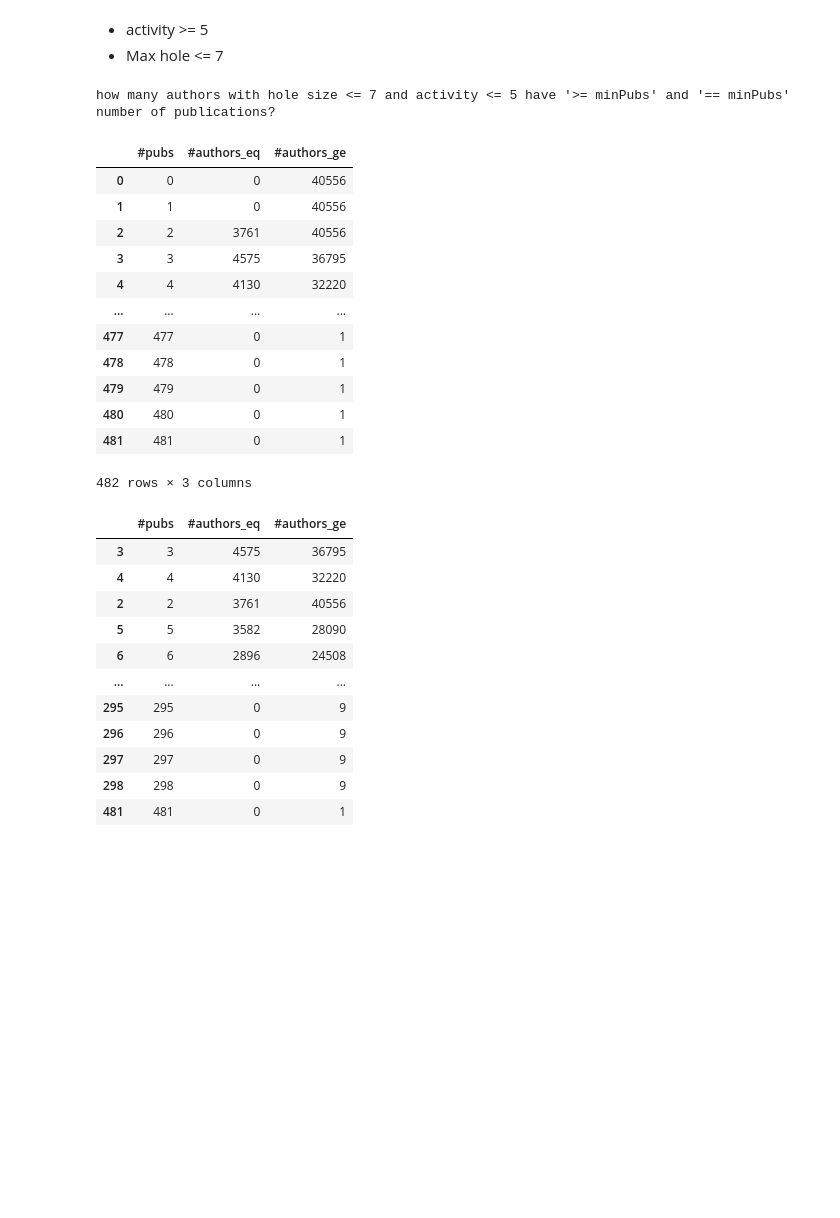
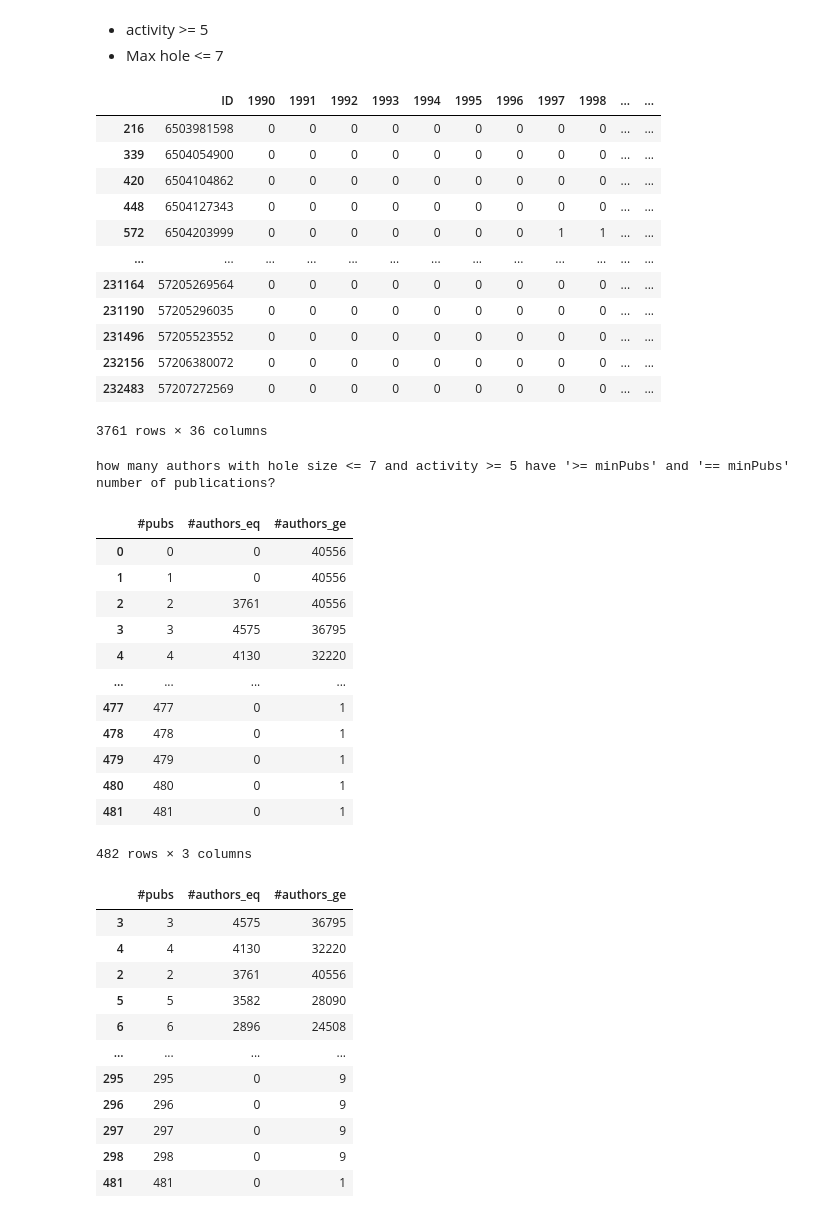
Before and after one commit to LeonardoSer/INRIA_Internship, a Jupyter notebook: 00_quick_references/tmp.ipynb, the cells around one changed output. Drawn from its saved outputs; the diff is of its cells as text; code cells hidden in the pictures; blank space fills up the shorter version.

```diff
--- a/00_quick_references/tmp.ipynb
+++ b/00_quick_references/tmp.ipynb
@@ -460,10 +440,26 @@ activity         #authors
 # %% [markdown]
 - activity >= 5
 - Max hole <= 7
+# %%
+activity  = 5
+hole_size  = 7
+df = get_all_collabs_by_hole_size(hole_size, activity)
+df[df["tot_pubs"]==2]
+# %% [output]
+|  | ID | 1990 | 1991 | 1992 | 1993 | 1994 | 1995 | 1996 | 1997 | 1998 | ... | ... |
+| 216 | 6503981598 | 0 | 0 | 0 | 0 | 0 | 0 | 0 | 0 | 0 | ... | ... |
+| 339 | 6504054900 | 0 | 0 | 0 | 0 | 0 | 0 | 0 | 0 | 0 | ... | ... |
+| 420 | 6504104862 | 0 | 0 | 0 | 0 | 0 | 0 | 0 | 0 | 0 | ... | ... |
+| 448 | 6504127343 | 0 | 0 | 0 | 0 | 0 | 0 | 0 | 0 | 0 | ... | ... |
+| 572 | 6504203999 | 0 | 0 | 0 | 0 | 0 | 0 | 0 | 1 | 1 | ... | ... |
+| ... | ... | ... | ... | ... | ... | ... | ... | ... | ... | ... | ... | ... |
+| 231164 | 57205269564 | 0 | 0 | 0 | 0 | 0 | 0 | 0 | 0 | 0 | ... | ... |
+| 231190 | 57205296035 | 0 | 0 | 0 | 0 | 0 | 0 | 0 | 0 | 0 | ... | ... |
+| 231496 | 57205523552 | 0 | 0 | 0 | 0 | 0 | 0 | 0 | 0 | 0 | ... | ... |
+| 232156 | 57206380072 | 0 | 0 | 0 | 0 | 0 | 0 | 0 | 0 | 0 | ... | ... |
+| 232483 | 57207272569 | 0 | 0 | 0 | 0 | 0 | 0 | 0 | 0 | 0 | ... | ... |
+3761 rows × 36 columns
 # %%
-activity  = 5
-hole_size  = 7
-df = get_all_collabs_by_hole_size(hole_size, activity)
 
 print("how many authors with hole size <=", hole_size, "and activity >=", activity, "have '>= minPubs' and '== minPubs' number of publications?")
 #print('minPubs \t #authors with #pubs  >= minPubs \t #authors with #pubs minPubs')
@@ -484,7 +480,7 @@ dist_df["#authors_eq"] = authors_dist
 dist_df["#authors_ge"] = authors_ge_dist
 dist_df
 # %% [output]
-how many authors with hole size <= 7 and activity <= 5 have '>= minPubs' and '== minPubs' number of publications?
+how many authors with hole size <= 7 and activity >= 5 have '>= minPubs' and '== minPubs' number of publications?
 |  | #pubs | #authors_eq | #authors_ge |
 | 0 | 0 | 0 | 40556 |
 | 1 | 1 | 0 | 40556 |
```
Also changed, not shown: parts of 7 cells of this notebook, 32 other files.
